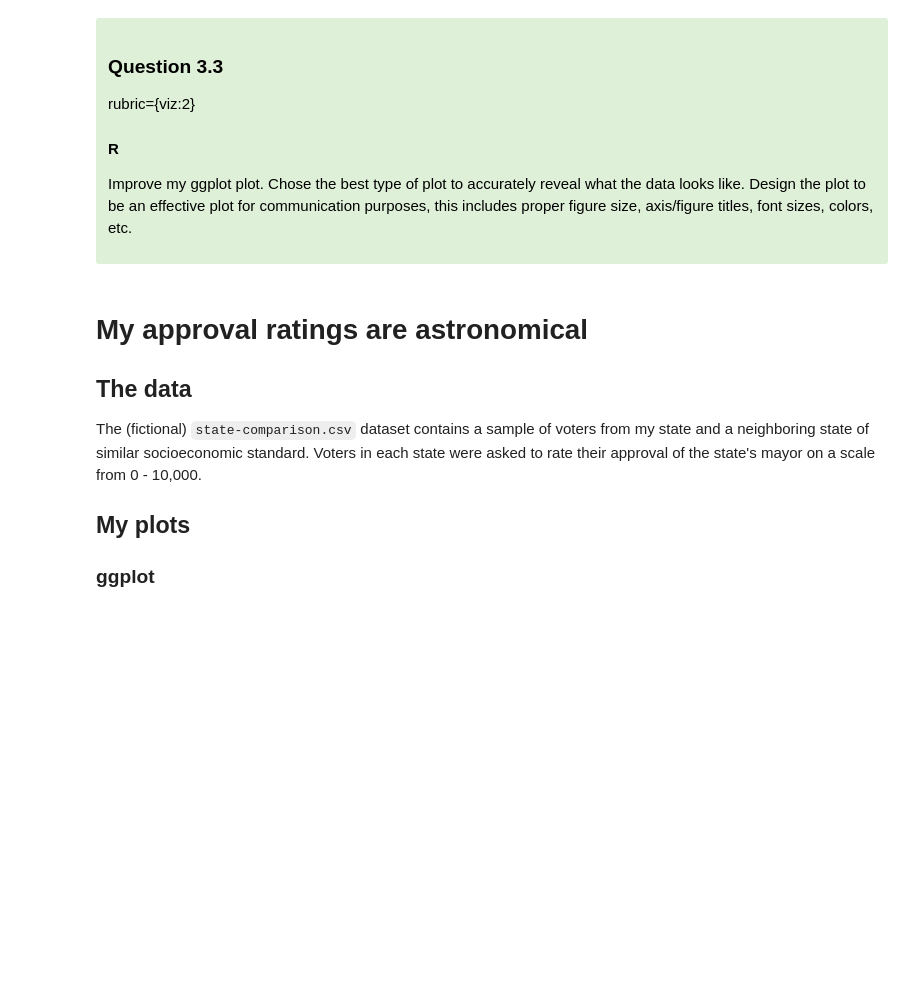
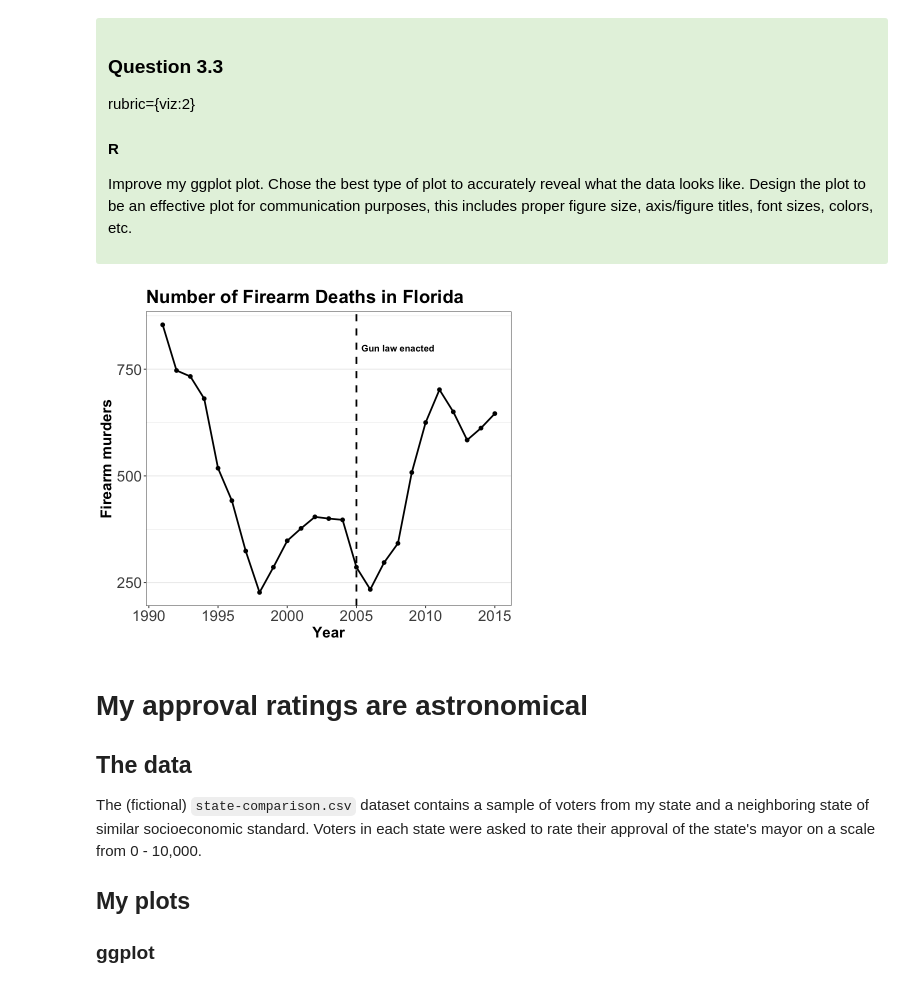
Before and after one commit to JordanKaseram/MDS-Data-550-Labs, a Jupyter notebook: lab3/lab3-R.ipynb, the cells around one changed output. Saved outputs shown, nothing was run; the diff lists cells and outputs as text; code cells hidden in the pictures; blank space fills up the shorter version.

```diff
--- a/lab3/lab3-R.ipynb
+++ b/lab3/lab3-R.ipynb
@@ -388,3 +463,33 @@ rubric={viz:2}
+# %%
+# YOUR ANSWER HERE
+
+ggplot(guns_df, aes(x = Year, y = `Firearm murders`)) +
+  geom_line(linewidth = 1) +
+  geom_point(size = 2) +
+  geom_vline(xintercept = 2005, linetype = "dashed", linewidth = 1) +
+  annotate(
+    "text",
+    x = 2008,
+    y = 800,
+    label = "Gun law enacted",
+
+    fontface = "bold"
+  ) +
+  scale_y_continuous(breaks = c(0, 250, 500, 750)) +
+  labs(
+    title = "Number of Firearm Deaths in Florida",
+    x = "Year",
+    y = "Firearm murders") +
+  theme_bw() +
+  theme(
+    plot.title = element_text(face = "bold", size = 22),
+    axis.title = element_text(face = "bold", size = 18),
+    axis.text  = element_text(size = 18),
+    panel.grid.major.x = element_blank(),
+    panel.grid.minor.x = element_blank()
+  )
+# %% [output]
+[figure, added]
 # %% [markdown]
 # My approval ratings are astronomical
 
```
Also changed, not shown: parts of 12 cells of this notebook.
